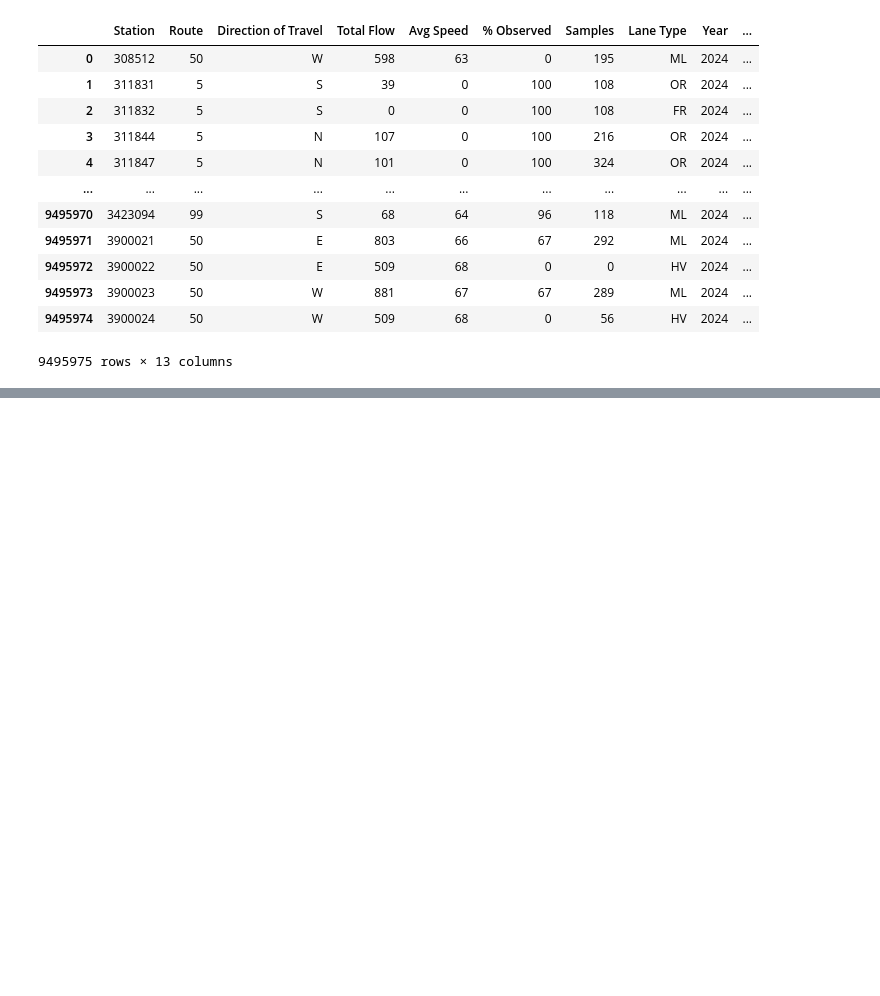
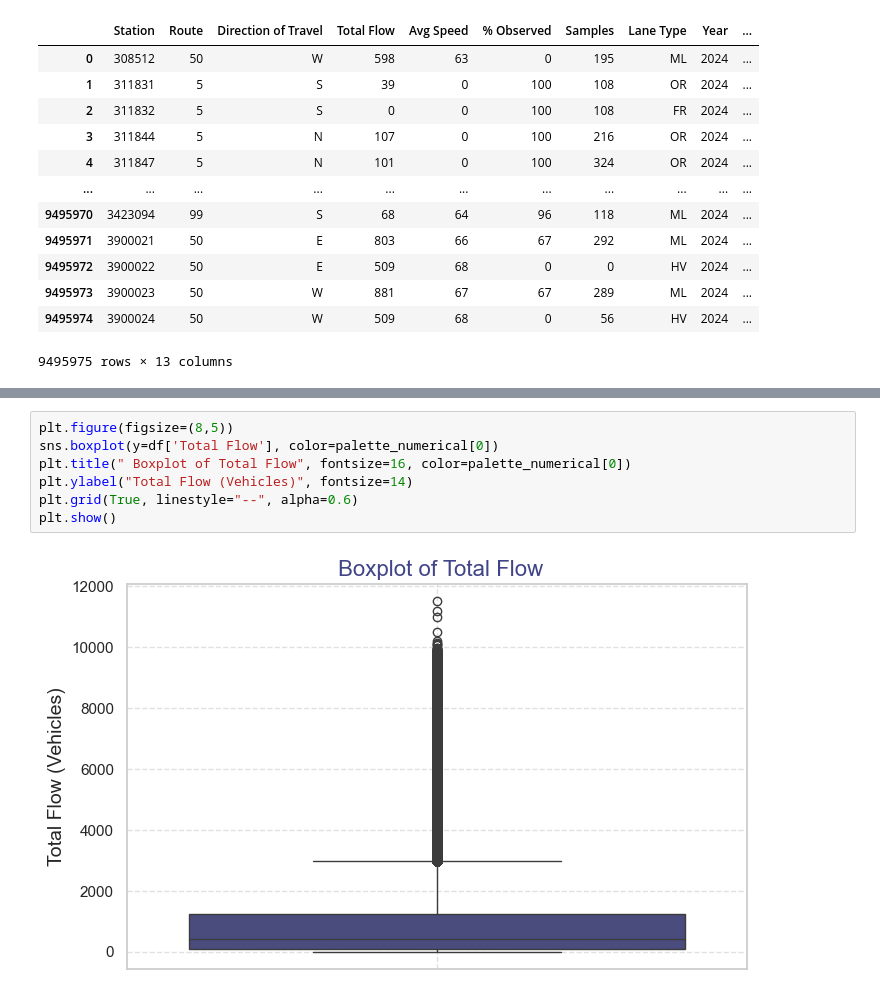
Before and after one commit to RichelCode/Hierarchical-Time-Series-and-Deep-Learning--Traffic-and-EV-Data, a Jupyter notebook: Traffic Analysis.ipynb, the cells around one changed output, grey strips where cells are left out. Cells and saved outputs as stored; diff of their text form; blank space fills up the shorter version.

```diff
--- a/Traffic Analysis.ipynb
+++ b/Traffic Analysis.ipynb
@@ -271,0 +333,9 @@ df.loc[:, df.columns != 'Timestamp'] #drop the timstamp column
+# %%
+plt.figure(figsize=(8,5))
+sns.boxplot(y=df['Total Flow'], color=palette_numerical[0])
+plt.title(" Boxplot of Total Flow", fontsize=16, color=palette_numerical[0])
+plt.ylabel("Total Flow (Vehicles)", fontsize=14)
+plt.grid(True, linestyle="--", alpha=0.6)
+plt.show()
+# %% [output]
+[figure, added]
```
Also changed, not shown: parts of 35 cells of this notebook.
